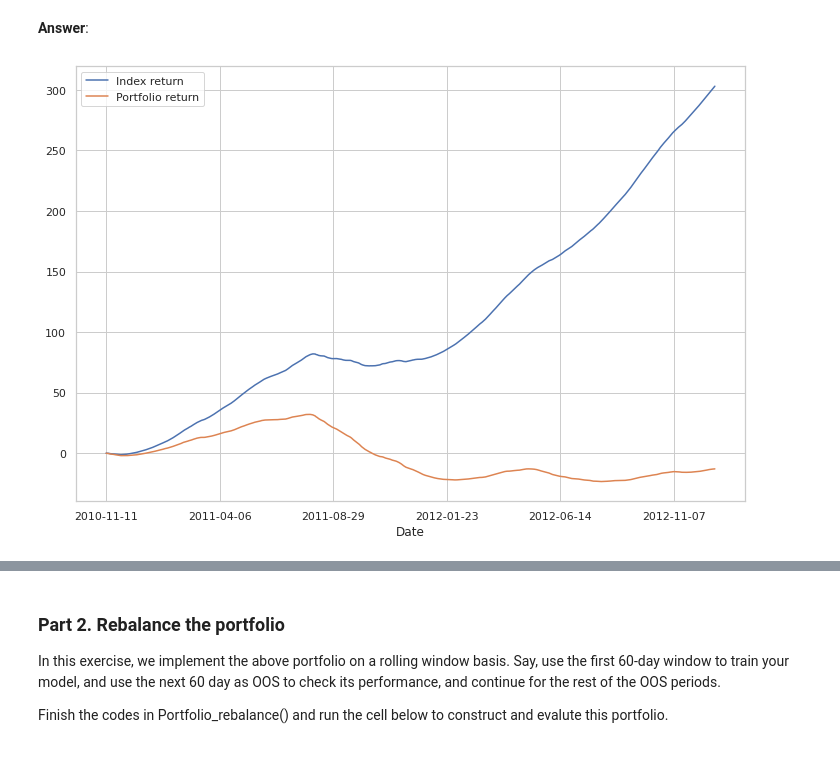
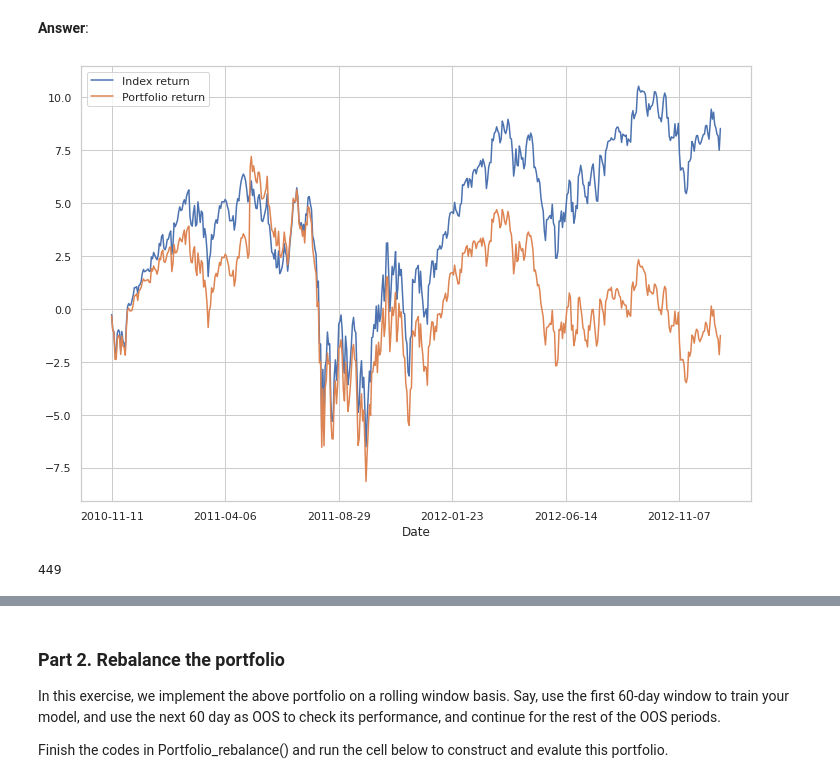
Before and after one commit to mattzhao-R/busn-20800, a Jupyter notebook: Psets/Assignment_3/Assignment_3.ipynb, the cells around one changed output, grey strips where cells are left out. Drawn from its saved outputs; the diff is of its cells as text; code cells hidden in the pictures.

```diff
--- a/Psets/Assignment_3/Assignment_3.ipynb
+++ b/Psets/Assignment_3/Assignment_3.ipynb
@@ -408,8 +408,12 @@ What results do you find when tuning parameter = 0 / $\infty$?
 # %% [markdown]
 **Answer**:
 # %%
-port_0 = Portfolio_construction(sp500_ret,set_alp = False, alp = 0)
+port_0 = Portfolio_construction(sp500_ret,set_alp = True, alp = 0)
 Portfolio_visualize(port_0[1],port_0[2])
 # %% [output]
-[figure, old version]
+[figure, new version]
+# %%
+len([x for x in port_0[0] if x != 0])
+# %% [output]
+449
 # %%
```
Also changed, not shown: parts of 2 cells of this notebook.
